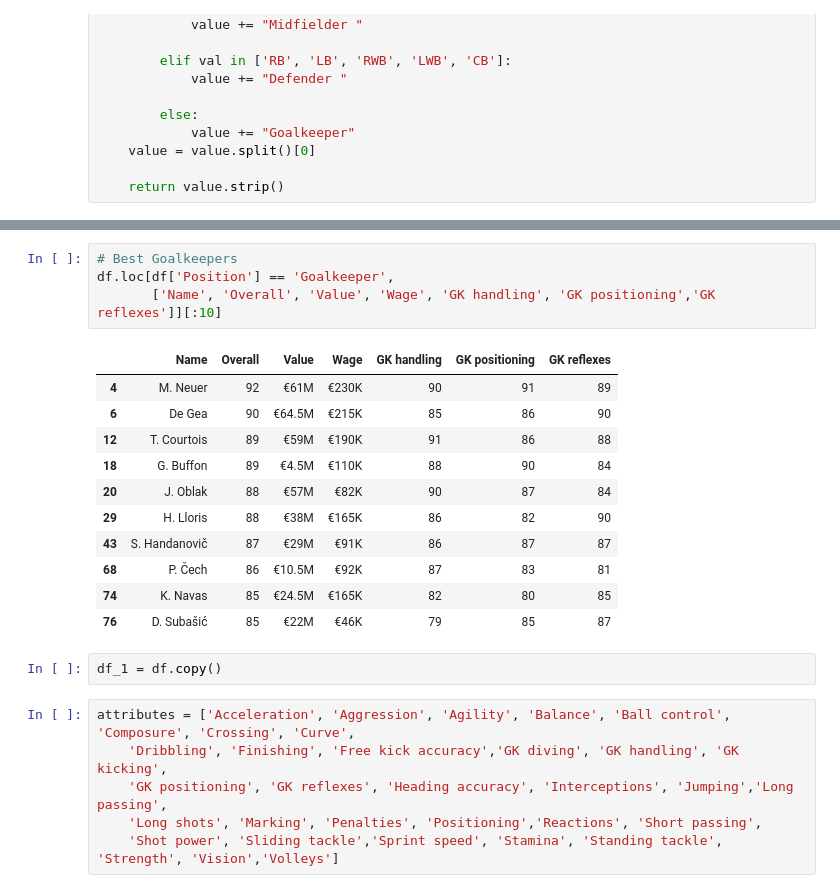
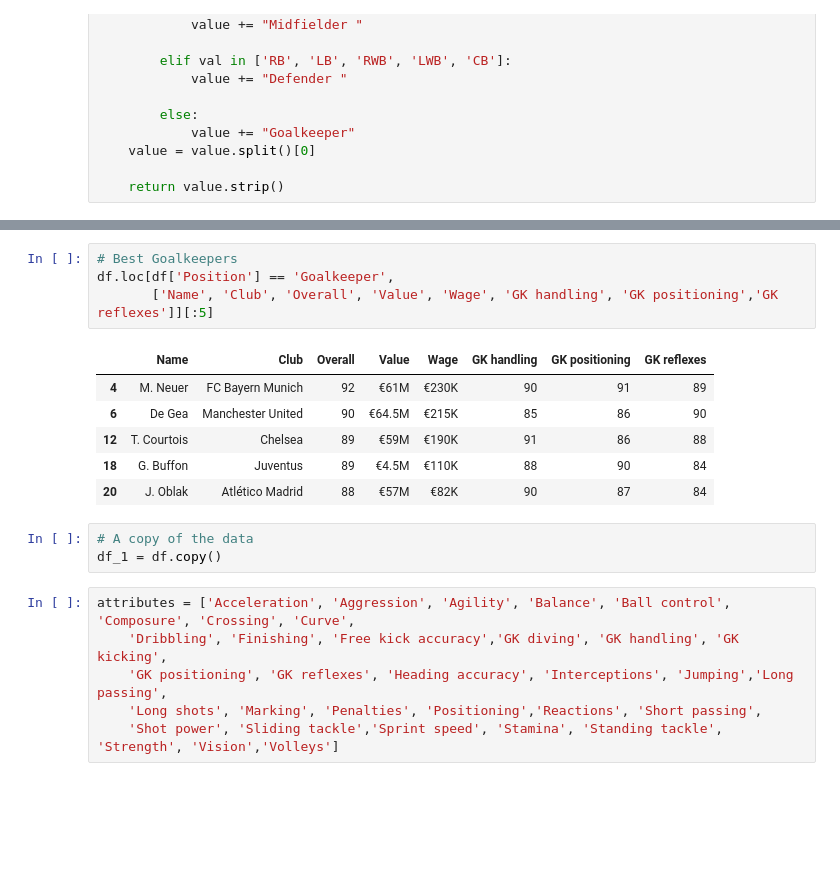
Before and after one commit to chineidu/Football_players, a Jupyter notebook: f_ballers.ipynb, the cells around one changed output, grey strips where cells are left out. Drawn from its saved outputs; the diff is of its cells as text; blank space fills up the shorter version.

```diff
--- a/f_ballers.ipynb
+++ b/f_ballers.ipynb
@@ -219,21 +207,17 @@ df.loc[df['Position'] == 'Defender',
 # %%
 # Best Goalkeepers
 df.loc[df['Position'] == 'Goalkeeper',
-       ['Name', 'Overall', 'Value', 'Wage', 'GK handling', 'GK positioning','GK reflexes']][:10]
+       ['Name', 'Club', 'Overall', 'Value', 'Wage', 'GK handling', 'GK positioning','GK reflexes']][:5]
 # %% [output]
-|  | Name | Overall | Value | Wage | GK handling | GK positioning | GK reflexes |
-| 4 | M. Neuer | 92 | €61M | €230K | 90 | 91 | 89 |
-| 6 | De Gea | 90 | €64.5M | €215K | 85 | 86 | 90 |
-| 12 | T. Courtois | 89 | €59M | €190K | 91 | 86 | 88 |
-| 18 | G. Buffon | 89 | €4.5M | €110K | 88 | 90 | 84 |
-| 20 | J. Oblak | 88 | €57M | €82K | 90 | 87 | 84 |
-| 29 | H. Lloris | 88 | €38M | €165K | 86 | 82 | 90 |
-| 43 | S. Handanovič | 87 | €29M | €91K | 86 | 87 | 87 |
-| 68 | P. Čech | 86 | €10.5M | €92K | 87 | 83 | 81 |
-| 74 | K. Navas | 85 | €24.5M | €165K | 82 | 80 | 85 |
-| 76 | D. Subašić | 85 | €22M | €46K | 79 | 85 | 87 |
+|  | Name | Club | Overall | Value | Wage | GK handling | GK positioning | GK reflexes |
+| 4 | M. Neuer | FC Bayern Munich | 92 | €61M | €230K | 90 | 91 | 89 |
+| 6 | De Gea | Manchester United | 90 | €64.5M | €215K | 85 | 86 | 90 |
+| 12 | T. Courtois | Chelsea | 89 | €59M | €190K | 91 | 86 | 88 |
+| 18 | G. Buffon | Juventus | 89 | €4.5M | €110K | 88 | 90 | 84 |
+| 20 | J. Oblak | Atlético Madrid | 88 | €57M | €82K | 90 | 87 | 84 |
-# %%
-df_1 = df.copy()
+# %%
+# A copy of the data
+df_1 = df.copy()
 # %%
 attributes = ['Acceleration', 'Aggression', 'Agility', 'Balance', 'Ball control', 'Composure', 'Crossing', 'Curve',
     'Dribbling', 'Finishing', 'Free kick accuracy','GK diving', 'GK handling', 'GK kicking',
```
Also changed, not shown: parts of 32 cells of this notebook.
